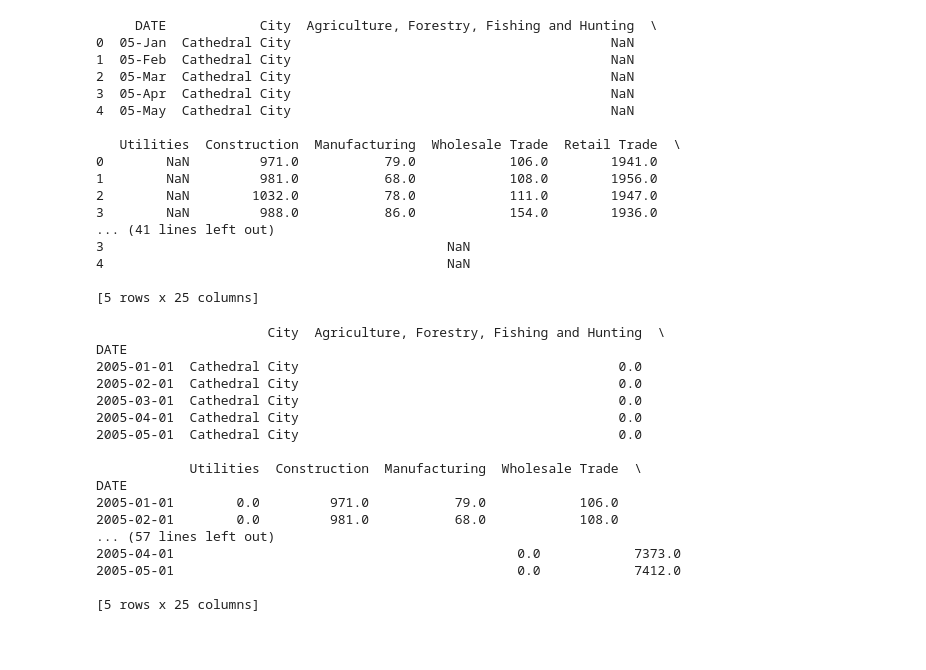
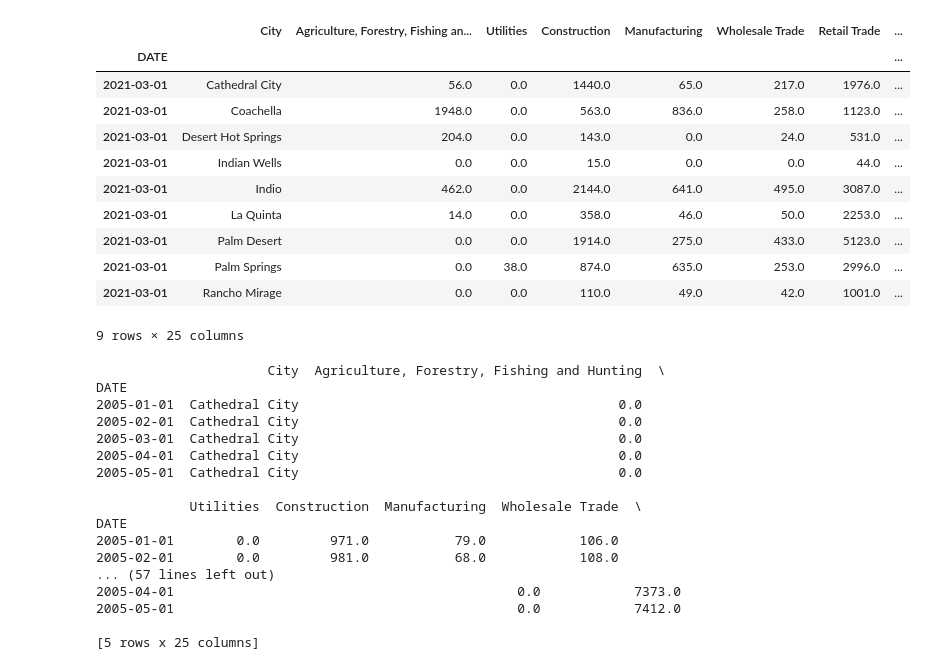
Before and after one commit to sophiahuangg/data-automation, a Jupyter notebook: edd-testing/testing-acs.ipynb, the cells around one changed output. Cells and saved outputs as stored; diff of their text form; code cells hidden in the pictures; blank space fills up the shorter version.

```diff
--- a/edd-testing/testing-acs.ipynb
+++ b/edd-testing/testing-acs.ipynb
@@ -8,25 +10,20 @@ empl_data = pd.read_csv("../data/CV_EMPL.csv", na_values=["***", ".", "NA"])
 # %%
 empl_data['DATE'] = empl_data['DATE'].str.pad(width=6, side="left", fillchar="0")
 # %%
-print(empl_data.head())
+empl_data.loc[empl_data.index == '2021-03-01']
 # %% [output]
+|  | City | Agriculture, Forestry, Fishing an... | Utilities | Construction | Manufacturing | Wholesale Trade | Retail Trade | ... |
+| DATE |  |  |  |  |  |  |  | ... |
+| 2021-03-01 | Cathedral City | 56.0 | 0.0 | 1440.0 | 65.0 | 217.0 | 1976.0 | ... |
+| 2021-03-01 | Coachella | 1948.0 | 0.0 | 563.0 | 836.0 | 258.0 | 1123.0 | ... |
+| 2021-03-01 | Desert Hot Springs | 204.0 | 0.0 | 143.0 | 0.0 | 24.0 | 531.0 | ... |
+| 2021-03-01 | Indian Wells | 0.0 | 0.0 | 15.0 | 0.0 | 0.0 | 44.0 | ... |
+| 2021-03-01 | Indio | 462.0 | 0.0 | 2144.0 | 641.0 | 495.0 | 3087.0 | ... |
+| 2021-03-01 | La Quinta | 14.0 | 0.0 | 358.0 | 46.0 | 50.0 | 2253.0 | ... |
+| 2021-03-01 | Palm Desert | 0.0 | 0.0 | 1914.0 | 275.0 | 433.0 | 5123.0 | ... |
+| 2021-03-01 | Palm Springs | 0.0 | 38.0 | 874.0 | 635.0 | 253.0 | 2996.0 | ... |
+| 2021-03-01 | Rancho Mirage | 0.0 | 0.0 | 110.0 | 49.0 | 42.0 | 1001.0 | ... |
-     DATE            City  Agriculture, Forestry, Fishing and Hunting  \
-0  05-Jan  Cathedral City                                         NaN
-1  05-Feb  Cathedral City                                         NaN
-2  05-Mar  Cathedral City                                         NaN
-3  05-Apr  Cathedral City                                         NaN
-4  05-May  Cathedral City                                         NaN
-
-   Utilities  Construction  Manufacturing  Wholesale Trade  Retail Trade  \
-0        NaN         971.0           79.0            106.0        1941.0
-1        NaN         981.0           68.0            108.0        1956.0
-2        NaN        1032.0           78.0            111.0        1947.0
-3        NaN         988.0           86.0            154.0        1936.0
-... (41 lines left out)
-3                                            NaN
-4                                            NaN
-
-[5 rows x 25 columns]
+9 rows × 25 columns
 # %%
 empl_data['DATE'] = pd.to_datetime(empl_data.DATE, format='%y-%b')
 # %%
```
Also changed, not shown: parts of 10 cells of this notebook.
